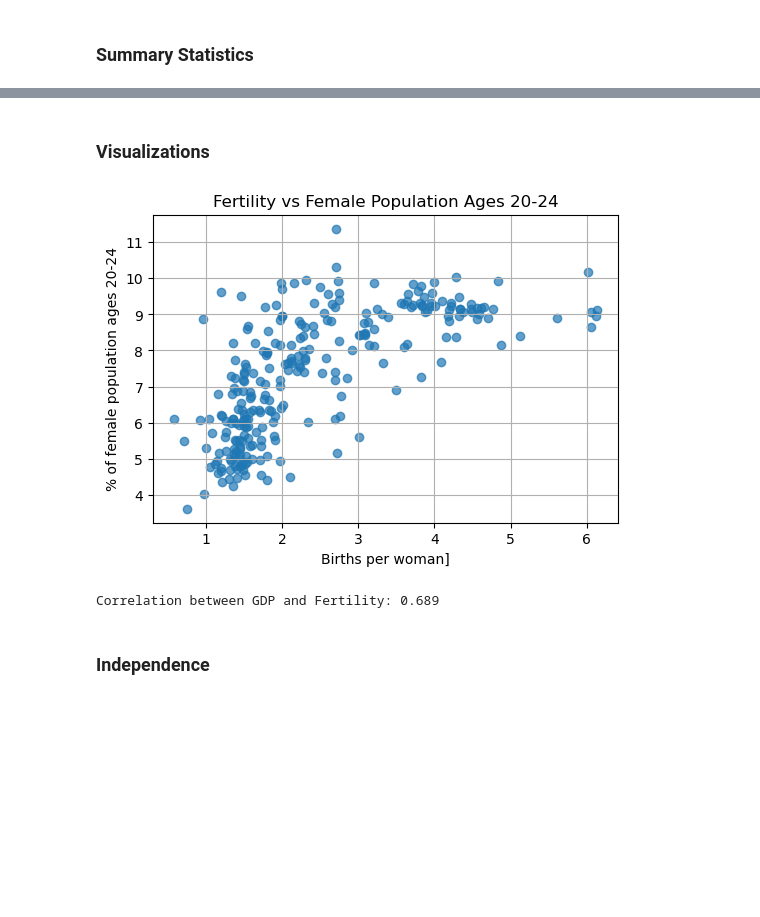
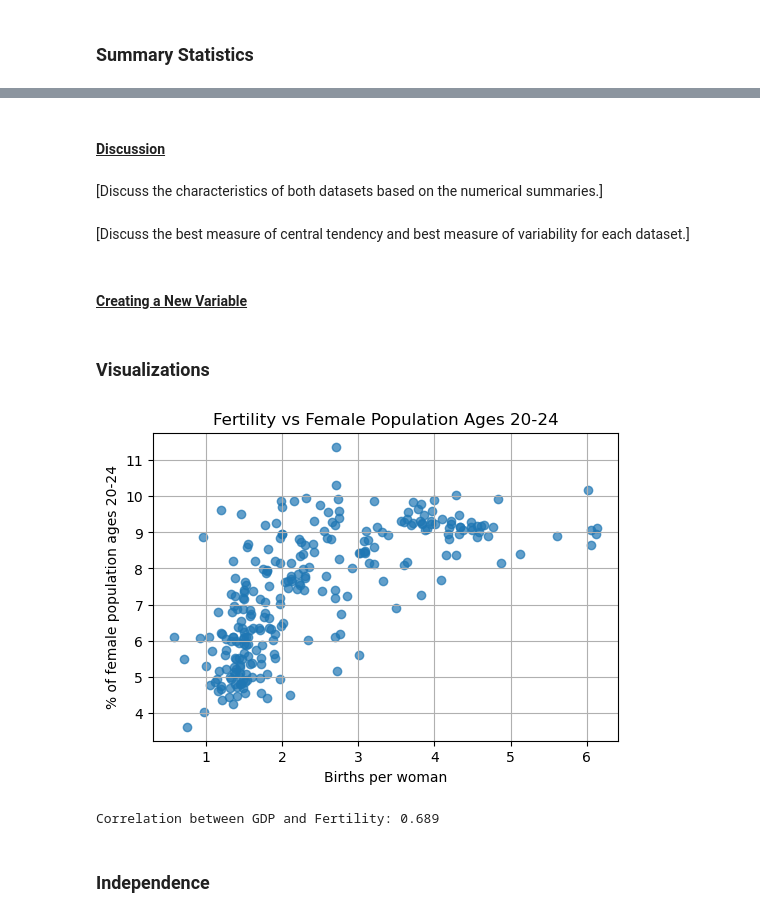
Before and after one commit to carmen4vega/CE93_Proj, a Jupyter notebook: Project_Notebook.ipynb, the cells around one changed output, grey strips where cells are left out. Drawn from its saved outputs; the diff is of its cells as text; code cells hidden in the pictures; blank space fills up the shorter version.

```diff
--- a/Project_Notebook.ipynb
+++ b/Project_Notebook.ipynb
@@ -28,8 +39,10 @@ type. Expand on potential associations (relationships between the datasets) you
 Fertility_Data = pd.read_csv('Fertility_Data.csv')
 #filter for only 2023 data
 Fert_23 = Fertility_Data[['Country Name', '2023']]
-#drop rows with no data
-Fert_23 = Fert_23.dropna()
-#display
+#drop rows with no data, rename '2023' column
+Fert_23 = Fert_23.dropna().rename(columns={'2023': 'Fertility Rate [births per woman], 2023'})
+#display number of measurements and data structure
+print(f'This dataset contains {BOLD}{Fert_23.shape[0]}{RESET} measurements.')
+print("Fertility Data (first 6 rows):")
 Fert_23.head(6)
 # %% [output]
@@ -45,8 +62,10 @@ Fert_23.head(6)
 Pop_Data = pd.read_csv('Female-Pop_Data.csv')
 #filter for only 2023 data
 Pop_23 = Pop_Data[['Country Name', '2023']]
-#drop rows with no data
-Pop_23 = Pop_23.dropna()
-#display
+#drop rows with no data, rename '2023' column
+Pop_23 = Pop_23.dropna().rename(columns={'2023': 'Female Population Ages 20-24 [% of female population], 2023'})
+#display number of measurements and data structure
+print(f'This dataset contains {BOLD}{Pop_23.shape[0]}{RESET} measurements.')
+print("Female Population Data (first 6 rows):")
 Pop_23.head(6)
 # %% [output]
@@ -61,7 +84,9 @@ Pop_23.head(6)
 #combine datasets
 Data_23 = pd.merge(Fert_23, Pop_23, how="inner", on="Country Name")
 #rename columns
-Data_23 = Data_23.rename(columns={'2023_x': 'Fertility Rate [births per woman]', '2023_y': 'Female Population Ages 20-24 [% of female population]'})
-#display
-Data_23
+Data_23 = Data_23.rename(columns={'Fertility Rate [births per woman], 2023': 'Fertility Rate', 'Female Population Ages 20-24 [% of female population], 2023': 'Female Population Ages 20-24'})
+#display number of measurements and data structure
+print(f'This dataset contains {BOLD}{Data_23.shape[0]}{RESET} measurements.')
+print("Fertility vs Female Population Ages 20-24 (first 6 rows):")
+Data_23.head(6)
 # %% [output]
@@ -87,20 +172,28 @@ We sourced our own datasets from data.worldbank.org. Our fertility data came fro
+# %% [markdown]
+#### <u>Discussion</u>
+# %% [markdown]
+[Discuss the characteristics of both datasets based on the numerical summaries.]
+# %% [markdown]
+[Discuss the best measure of central tendency and best measure of variability for each dataset.]
+# %% [markdown]
+#### <u>Creating a New Variable</u>
 # %% [markdown]
 ### **Visualizations**
 # %%
 #plot data
 plt.figure(figsize=(6, 4))
 plt.scatter(Data_23['Fertility Rate [births per woman]'], Data_23['Female Population Ages 20-24 [% of female population]'], alpha=0.7)
-plt.xlabel('Births per woman]')
+plt.xlabel('Births per woman')
 plt.ylabel('% of female population ages 20-24')
 plt.title('Fertility vs Female Population Ages 20-24')
 plt.grid(True)
 plt.show()
 
 #calculate correlation
 correlation = Data_23['Fertility Rate [births per woman]'].corr(Data_23['Female Population Ages 20-24 [% of female population]'])
 print(f"Correlation between GDP and Fertility: {correlation:.3f}")
 # %% [output]
-[figure, old version]
+[figure, new version]
 Correlation between GDP and Fertility: 0.689
 # %% [markdown]
 ### **Independence**
```
Also changed, not shown: parts of 22 cells of this notebook, 1 other file.
